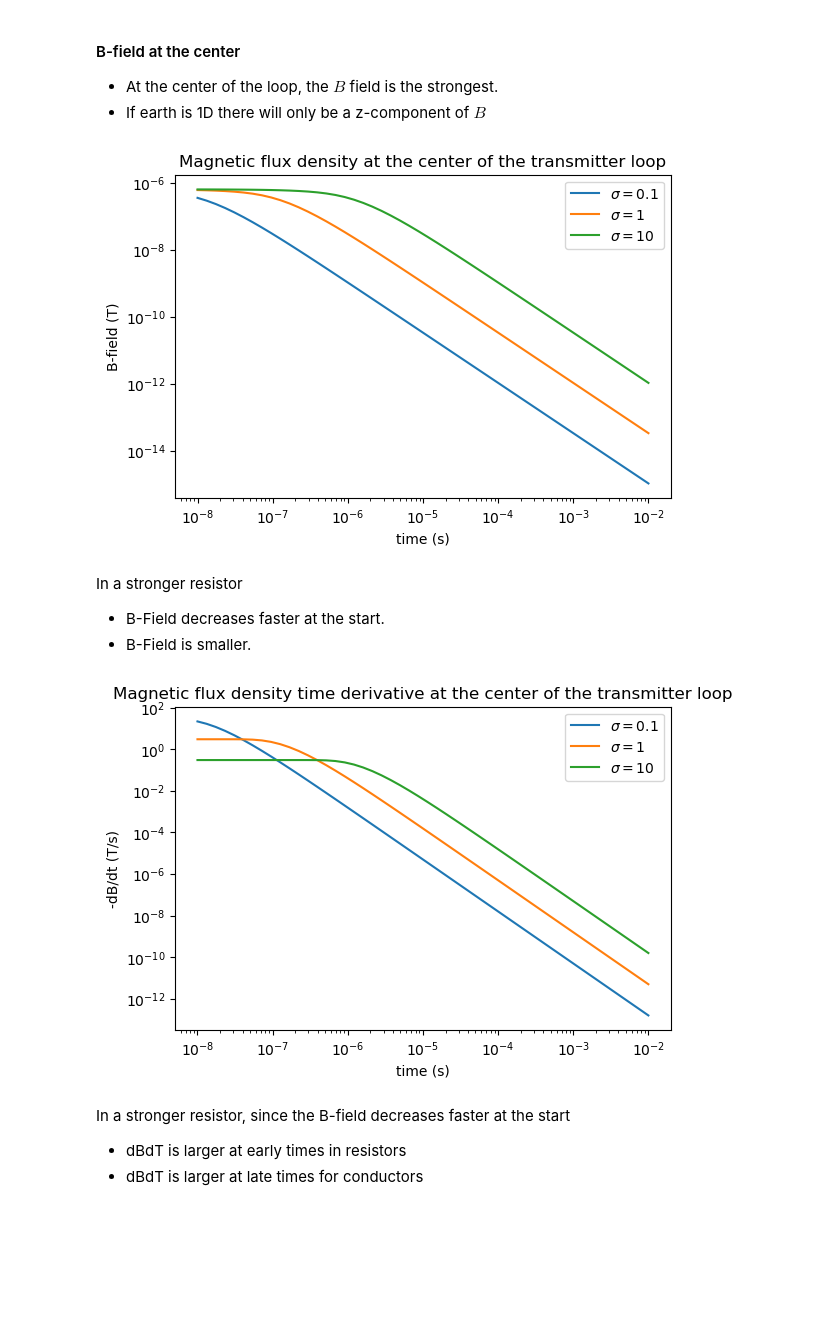
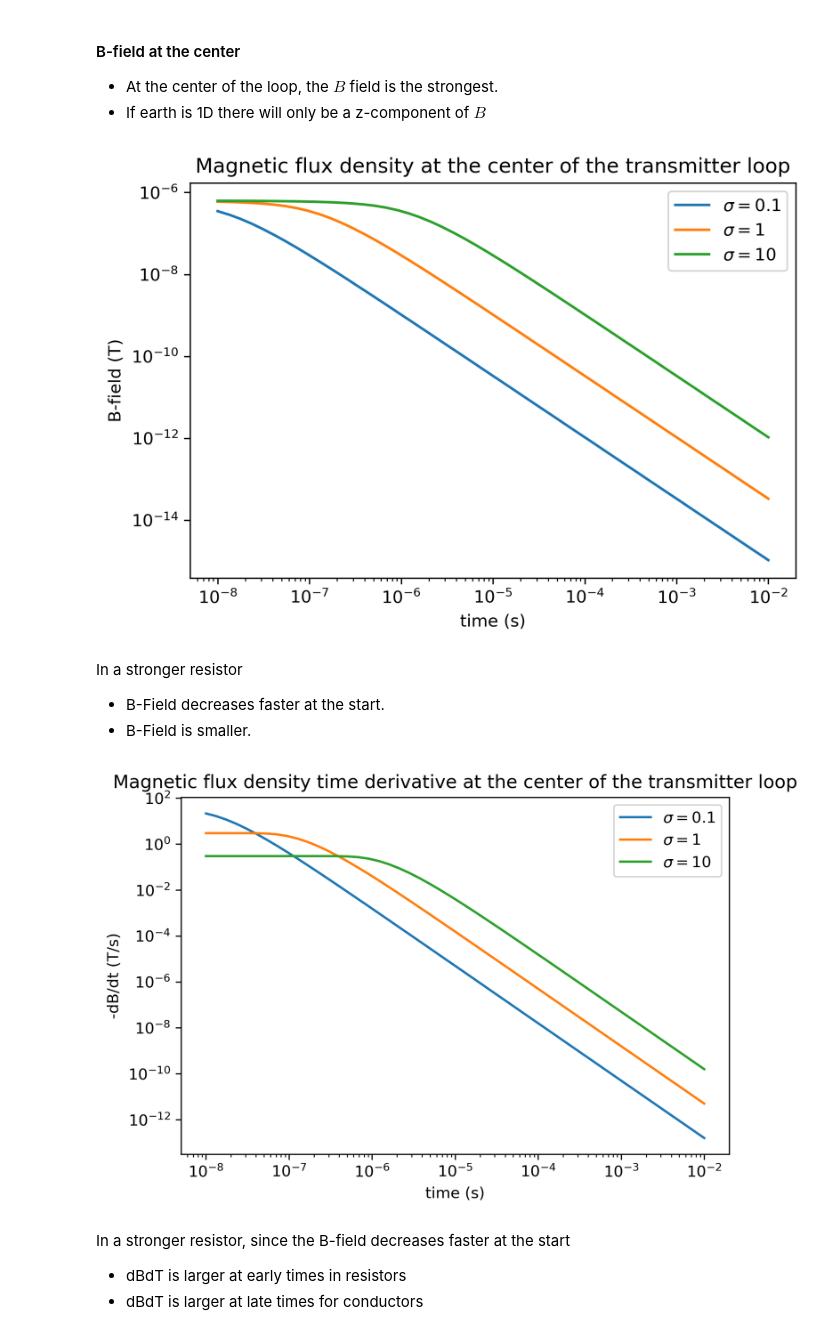
Before and after one commit to jcapriot/gpgn-319, a Jupyter notebook: notes/em/2-TDEM-1.ipynb, the cells around one changed output. Drawn from its saved outputs; the diff is of its cells as text; code cells hidden in the pictures; blank space fills up the shorter version.

```diff
--- a/notes/em/2-TDEM-1.ipynb
+++ b/notes/em/2-TDEM-1.ipynb
@@ -6,12 +6,12 @@
 import matplotlib.pyplot as plt
 from matplotlib.colors import LogNorm, SymLogNorm
 import numpy as np
-from simpeg.electromagnetics import time_domain as tdem
-import discretize
-from simpeg.utils.solver_utils import get_default_solver
+from em_utilities import get_loop_sim, JBPlotter
 from geoana.em.tdem import simple_functions
 from ipywidgets import interact, IntSlider
 from IPython.display import display
+from simpeg.electromagnetics import time_domain as tdem
 
 plt.rcParams['figure.figsize'] = [6.4, 4.2]
+plt.rcParams['figure.dpi'] = 300
 # %%
@@ -161,32 +66,30 @@ interactive(children=(IntSlider(value=1, description='time_index', max=40, min=1
 * At the center of the loop, the $B$ field is the strongest.
 * If earth is 1D there will only be a z-component of $B$
 # %%
-%%capture b_img
-ts = np.logspace(-8,-2)
-#ts = np.linspace(0, 0.001, 256)
+def do_b_plot():
+    ts = np.logspace(-8,-2)
+    #ts = np.linspace(0, 0.001, 256)
 
-bz2 = simple_functions.vertical_magnetic_flux_horizontal_loop(ts, sigma=0.1)
-plt.plot(ts, bz2, label=r'$\sigma=0.1$')
+    bz2 = simple_functions.vertical_magnetic_flux_horizontal_loop(ts, sigma=0.1)
+    plt.plot(ts, bz2, label=r'$\sigma=0.1$')
 
-bz1 = simple_functions.vertical_magnetic_flux_horizontal_loop(ts, sigma=1)
-plt.plot(ts, bz1, label=r'$\sigma=1$')
+    bz1 = simple_functions.vertical_magnetic_flux_horizontal_loop(ts, sigma=1)
+    plt.plot(ts, bz1, label=r'$\sigma=1$')
 
-bz3 = simple_functions.vertical_magnetic_flux_horizontal_loop(ts, sigma=10)
-plt.plot(ts, bz3, label=r'$\sigma=10$')
-plt.legend()
-plt.xlabel('time (s)')
-plt.ylabel('B-field (T)')
-plt.title('Magnetic flux density at the center of the transmitter loop')
+    bz3 = simple_functions.vertical_magnetic_flux_horizontal_loop(ts, sigma=10)
+    plt.plot(ts, bz3, label=r'$\sigma=10$')
+    plt.legend()
+    plt.xlabel('time (s)')
+    plt.ylabel('B-field (T)')
+    plt.title('Magnetic flux density at the center of the transmitter loop')
 
-ax = plt.gca()
-ax.set_xscale('log')
-ax.set_yscale('log')
-
-plt.show()
+    ax = plt.gca()
+    ax.set_xscale('log')
+    ax.set_yscale('log')
 # %%
-b_img.outputs[0]
+do_b_plot()
 # %% [output]
-[figure, old version]
+[figure, new version]
 # %% [markdown]
 In a stronger resistor
 * B-Field decreases faster at the start.
@@ -214,7 +117,7 @@ plt.show()
 # %%
-db_img.outputs[0]
+do_db_plot()
 # %% [output]
-[figure, old version]
+[figure, new version]
 # %% [markdown]
 In a stronger resistor, since the B-field decreases faster at the start
 * dBdT is larger at early times in resistors
```
Also changed, not shown: parts of 23 cells of this notebook, 2 other files.
